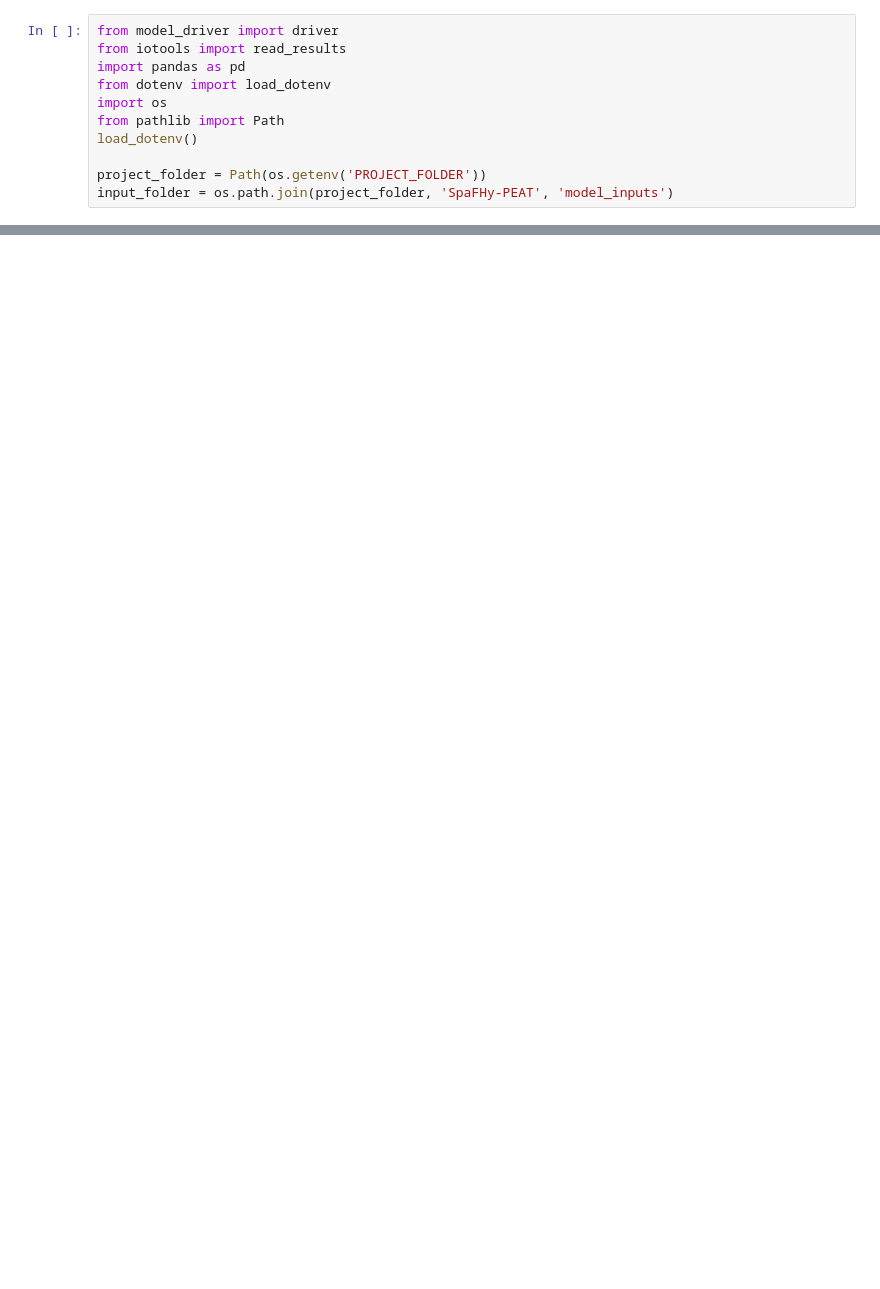
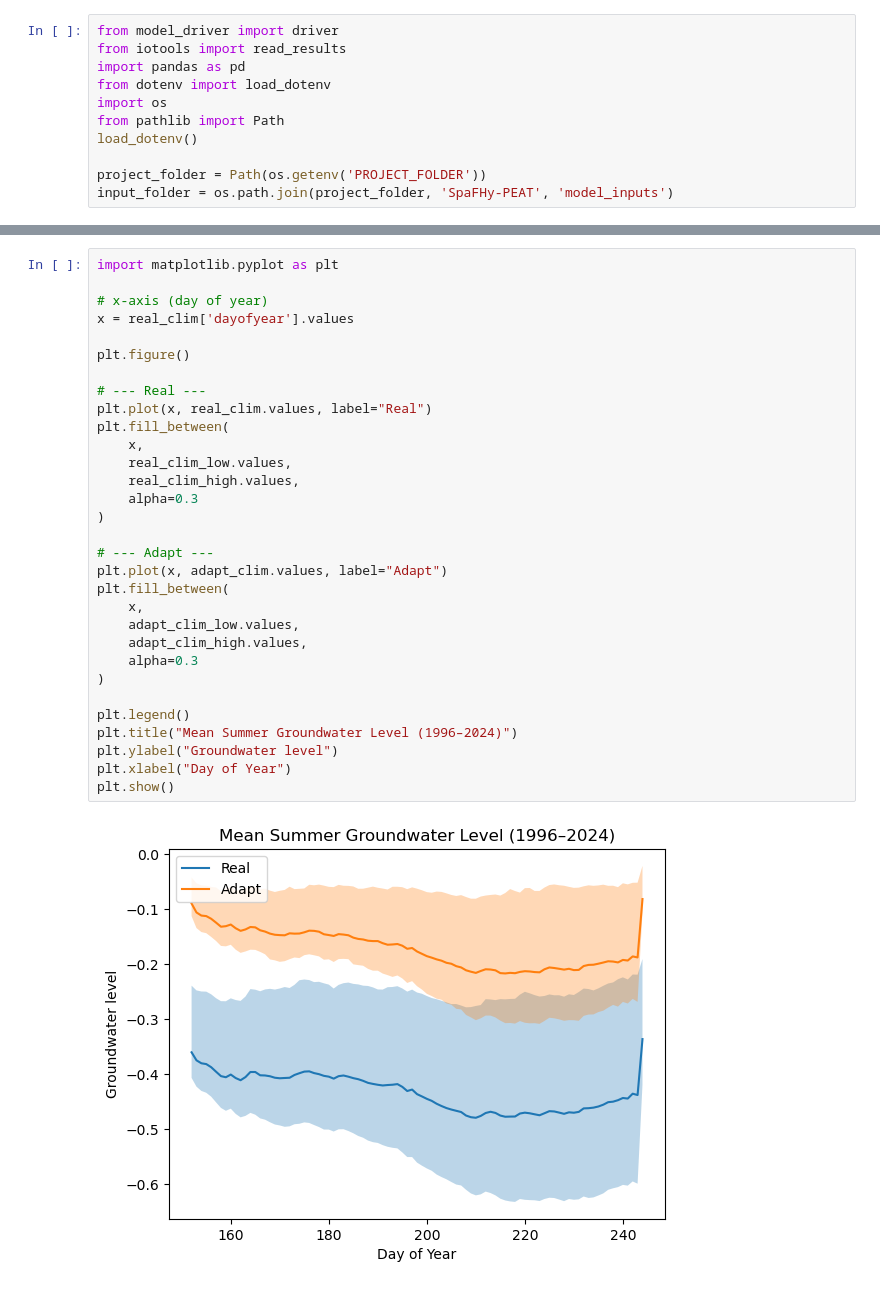
Before and after one commit to LukeEcomod/SpaFHy_Peat_HIKET, a Jupyter notebook: run_example_ad.ipynb, the cells around one changed output, grey strips where cells are left out. Drawn from its saved outputs; the diff is of its cells as text; blank space fills up the shorter version.

```diff
--- a/run_example_ad.ipynb
+++ b/run_example_ad.ipynb
@@ -71,0 +77,33 @@ max_gw.plot()
+# %%
+import matplotlib.pyplot as plt
+
+# x-axis (day of year)
+x = real_clim['dayofyear'].values
+
+plt.figure()
+
+# --- Real ---
+plt.plot(x, real_clim.values, label="Real")
+plt.fill_between(
+    x,
+    real_clim_low.values,
+    real_clim_high.values,
+    alpha=0.3
+)
+
+# --- Adapt ---
+plt.plot(x, adapt_clim.values, label="Adapt")
+plt.fill_between(
+    x,
+    adapt_clim_low.values,
+    adapt_clim_high.values,
+    alpha=0.3
+)
+
+plt.legend()
+plt.title("Mean Summer Groundwater Level (1996–2024)")
+plt.ylabel("Groundwater level")
+plt.xlabel("Day of Year")
+plt.show()
+# %% [output]
+[figure, added]
```
Also changed, not shown: parts of 7 cells of this notebook, 1 other file.
